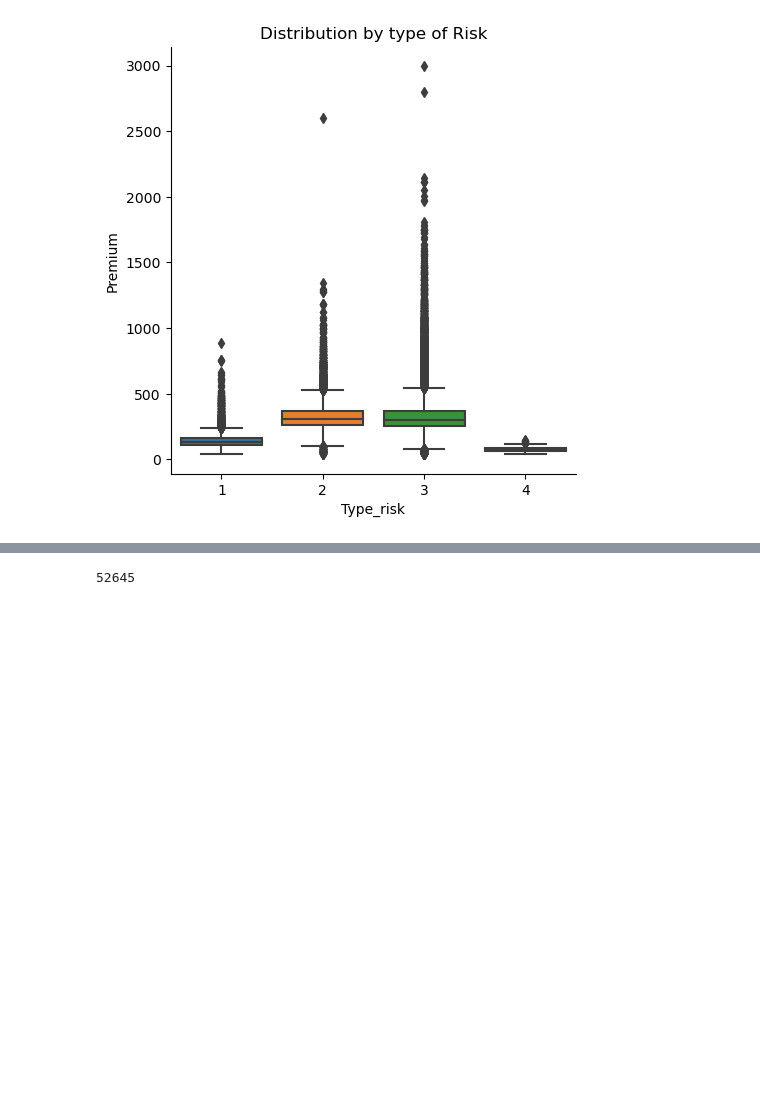
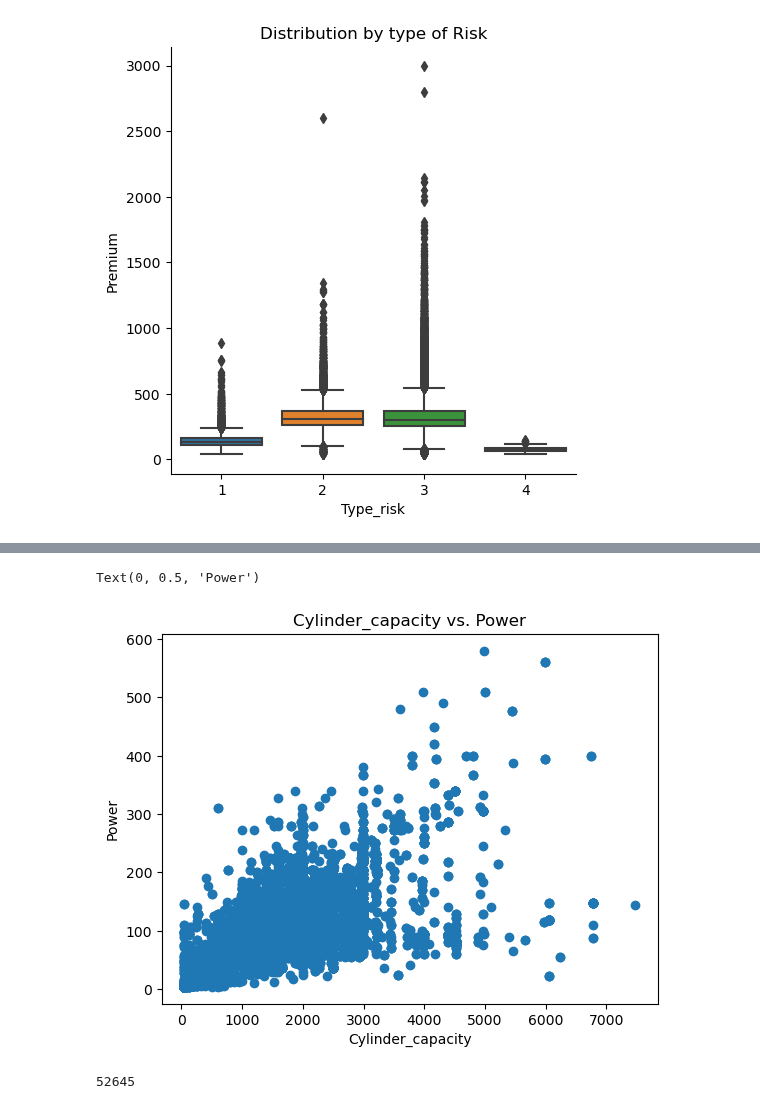
Before and after one commit to shoe-bin/Insurance-Predictor, a Jupyter notebook: Notebooks/Capstone_EDA.ipynb, the cells around one changed output, grey strips where cells are left out. Drawn from its saved outputs; the diff is of its cells as text; code cells hidden in the pictures; blank space fills up the shorter version.

```diff
--- a/Notebooks/Capstone_EDA.ipynb
+++ b/Notebooks/Capstone_EDA.ipynb
@@ -472,3 +499,11 @@ plt.scatter(auto_df['Value_vehicle'], auto_df['Power'])
+# %%
+plt.scatter(auto_df['Cylinder_capacity'], auto_df['Power'])
+plt.title('Cylinder_capacity vs. Power')
+plt.xlabel('Cylinder_capacity')
+plt.ylabel('Power')
+# %% [output]
+Text(0, 0.5, 'Power')
+[figure, added]
 # %%
 (auto_df['ID'].value_counts()>1).count()
 # %% [output]
```
Also changed, not shown: parts of 11 cells of this notebook, 4 other files.
